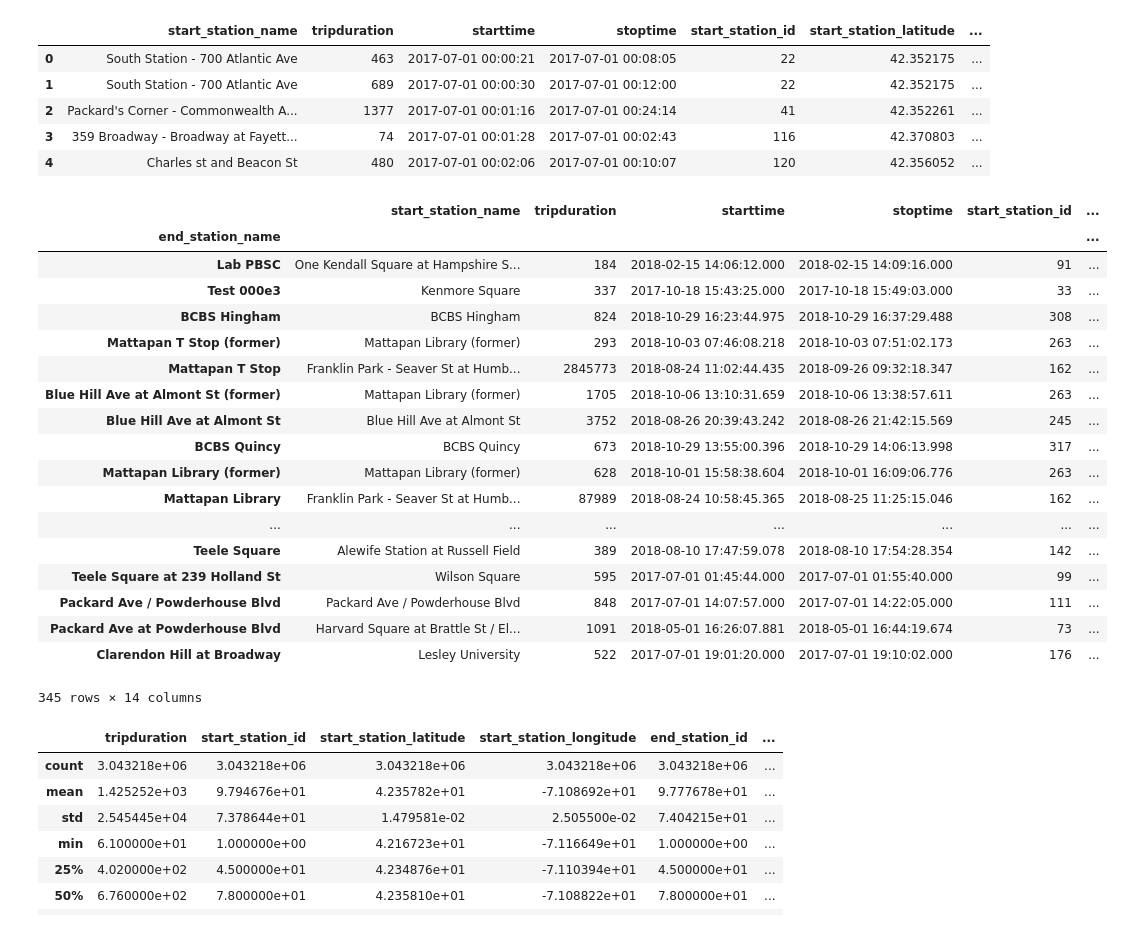
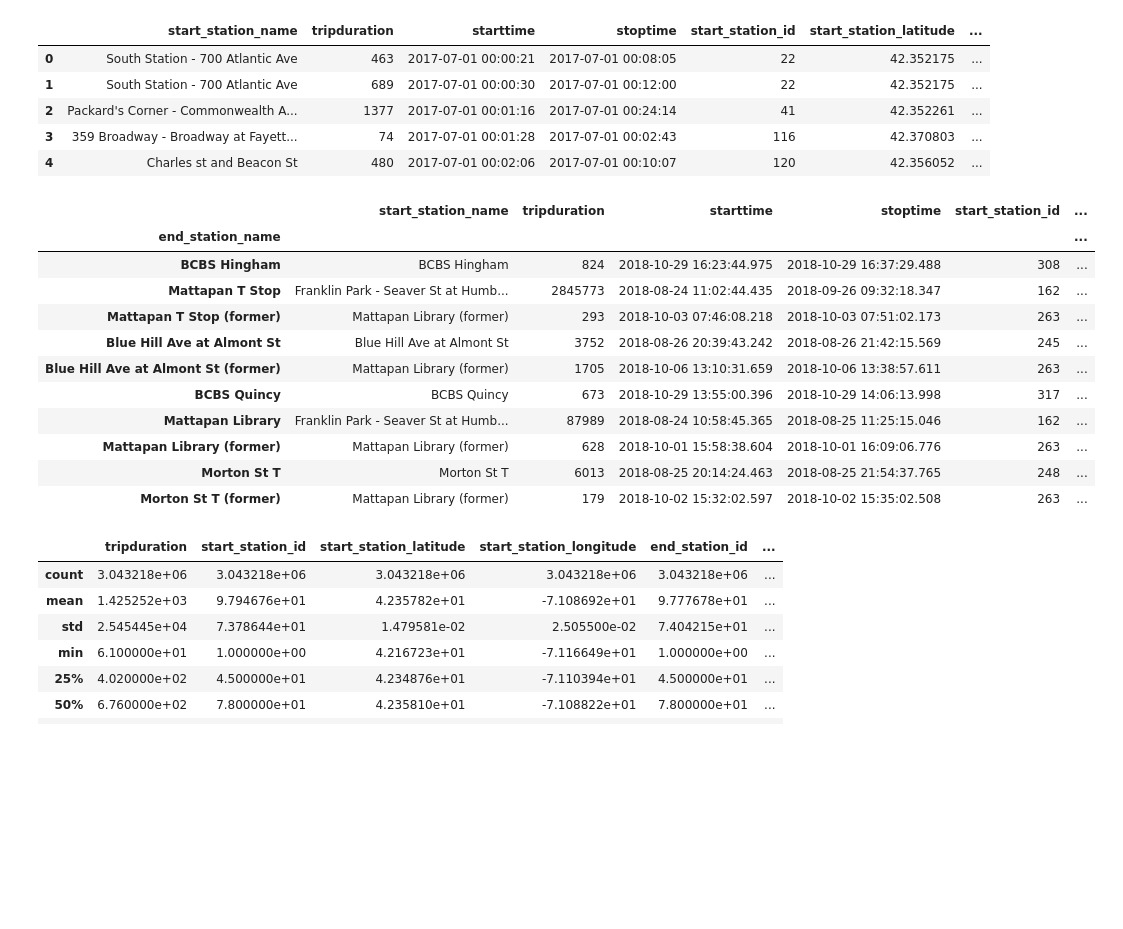
Before and after one commit to euniceky/BOS_BlueBike_Predictions, a Jupyter notebook: Capstone_Ch5_Wrangling.ipynb, the cells around one changed output. Drawn from its saved outputs; the diff is of its cells as text; code cells hidden in the pictures; blank space fills up the shorter version.

```diff
--- a/Capstone_Ch5_Wrangling.ipynb
+++ b/Capstone_Ch5_Wrangling.ipynb
@@ -208,27 +194,20 @@ tripdf.head()
 | 3 | 359 Broadway - Broadway at Fayett... | 74 | 2017-07-01 00:01:28 | 2017-07-01 00:02:43 | 116 | 42.370803 | ... |
 | 4 | Charles st and Beacon St | 480 | 2017-07-01 00:02:06 | 2017-07-01 00:10:07 | 120 | 42.356052 | ... |
 # %%
-tripdf.groupby("end_station_name").first().sort_values("end_station_latitude")
+tripdf.groupby("end_station_name").first().sort_values("end_station_latitude").head(10)
 # %% [output]
 |  | start_station_name | tripduration | starttime | stoptime | start_station_id | ... |
 | end_station_name |  |  |  |  |  | ... |
-| Lab PBSC | One Kendall Square at Hampshire S... | 184 | 2018-02-15 14:06:12.000 | 2018-02-15 14:09:16.000 | 91 | ... |
-| Test 000e3 | Kenmore Square | 337 | 2017-10-18 15:43:25.000 | 2017-10-18 15:49:03.000 | 33 | ... |
 | BCBS Hingham | BCBS Hingham | 824 | 2018-10-29 16:23:44.975 | 2018-10-29 16:37:29.488 | 308 | ... |
+| Mattapan T Stop | Franklin Park - Seaver St at Humb... | 2845773 | 2018-08-24 11:02:44.435 | 2018-09-26 09:32:18.347 | 162 | ... |
 | Mattapan T Stop (former) | Mattapan Library (former) | 293 | 2018-10-03 07:46:08.218 | 2018-10-03 07:51:02.173 | 263 | ... |
-| Mattapan T Stop | Franklin Park - Seaver St at Humb... | 2845773 | 2018-08-24 11:02:44.435 | 2018-09-26 09:32:18.347 | 162 | ... |
+| Blue Hill Ave at Almont St | Blue Hill Ave at Almont St | 3752 | 2018-08-26 20:39:43.242 | 2018-08-26 21:42:15.569 | 245 | ... |
 | Blue Hill Ave at Almont St (former) | Mattapan Library (former) | 1705 | 2018-10-06 13:10:31.659 | 2018-10-06 13:38:57.611 | 263 | ... |
-| Blue Hill Ave at Almont St | Blue Hill Ave at Almont St | 3752 | 2018-08-26 20:39:43.242 | 2018-08-26 21:42:15.569 | 245 | ... |
 | BCBS Quincy | BCBS Quincy | 673 | 2018-10-29 13:55:00.396 | 2018-10-29 14:06:13.998 | 317 | ... |
+| Mattapan Library | Franklin Park - Seaver St at Humb... | 87989 | 2018-08-24 10:58:45.365 | 2018-08-25 11:25:15.046 | 162 | ... |
 | Mattapan Library (former) | Mattapan Library (former) | 628 | 2018-10-01 15:58:38.604 | 2018-10-01 16:09:06.776 | 263 | ... |
-| Mattapan Library | Franklin Park - Seaver St at Humb... | 87989 | 2018-08-24 10:58:45.365 | 2018-08-25 11:25:15.046 | 162 | ... |
-| ... | ... | ... | ... | ... | ... | ... |
-| Teele Square | Alewife Station at Russell Field | 389 | 2018-08-10 17:47:59.078 | 2018-08-10 17:54:28.354 | 142 | ... |
-| Teele Square at 239 Holland St | Wilson Square | 595 | 2017-07-01 01:45:44.000 | 2017-07-01 01:55:40.000 | 99 | ... |
-| Packard Ave / Powderhouse Blvd | Packard Ave / Powderhouse Blvd | 848 | 2017-07-01 14:07:57.000 | 2017-07-01 14:22:05.000 | 111 | ... |
-| Packard Ave at Powderhouse Blvd | Harvard Square at Brattle St / El... | 1091 | 2018-05-01 16:26:07.881 | 2018-05-01 16:44:19.674 | 73 | ... |
-| Clarendon Hill at Broadway | Lesley University | 522 | 2017-07-01 19:01:20.000 | 2017-07-01 19:10:02.000 | 176 | ... |
+| Morton St T | Morton St T | 6013 | 2018-08-25 20:14:24.463 | 2018-08-25 21:54:37.765 | 248 | ... |
+| Morton St T (former) | Mattapan Library (former) | 179 | 2018-10-02 15:32:02.597 | 2018-10-02 15:35:02.508 | 263 | ... |
-345 rows × 14 columns
 # %%
 tripdf=tripdf.set_index("end_station_name").drop(["Test 000e3", "Lab PBSC"])
 tripdf=tripdf.reset_index()
```
Also changed, not shown: parts of 10 cells of this notebook.
